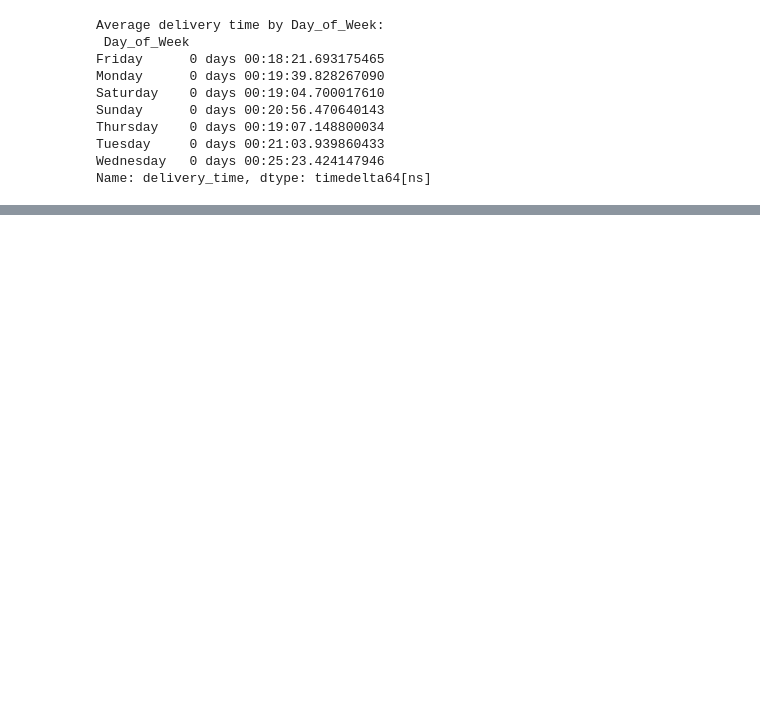
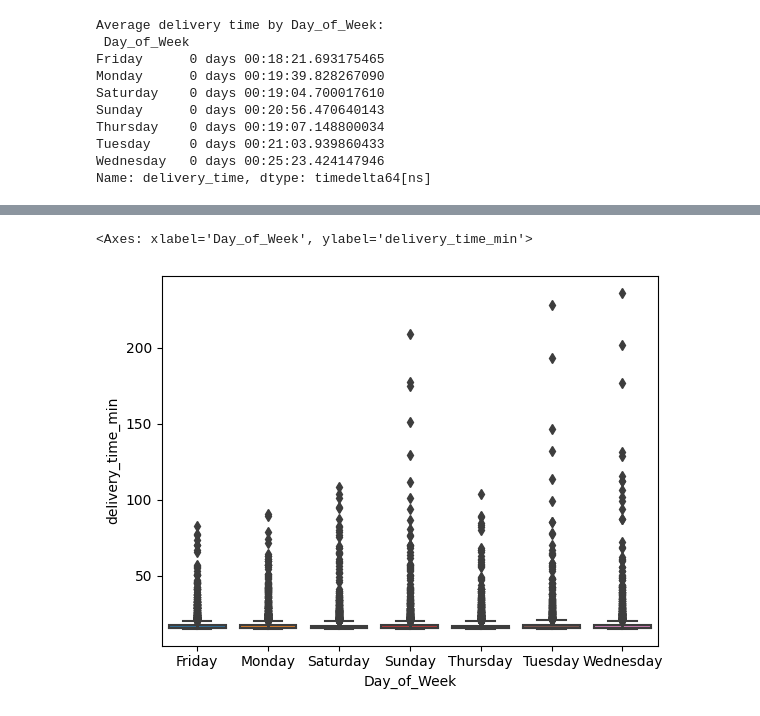
Before and after one commit to AditiRokade/Innomatics_Internship_Tasks, a Jupyter notebook: Task_12/Dominos.ipynb, the cells around one changed output, grey strips where cells are left out. Drawn from its saved outputs; the diff is of its cells as text; code cells hidden in the pictures; blank space fills up the shorter version.

```diff
--- a/Task_12/Dominos.ipynb
+++ b/Task_12/Dominos.ipynb
@@ -293,0 +301,23 @@ KeyError: "['Day of Week'] not in index"
+# %%
+# Group the data by day of the week
+grouped_data = df.groupby('Day_of_Week')
+# %%
+# Define a function to identify and remove outliers for each group
+def remove_outliers(group):
+    # Calculate the z-scores for each point in the group
+    z_scores = zscore(group['delivery_time_min'])
+    # Identify the indices of points that are more than 3 standard deviations from the mean
+    abs_z_scores = np.abs(z_scores)
+    outliers = abs_z_scores > 3
+    # Remove the outliers from the group
+    filtered_data = group[~outliers]
+    return filtered_data
+# %%
+# Apply the remove_outliers function to each group
+filtered_data = grouped_data.apply(remove_outliers)
+# %%
+# Visualize the filtered data using a boxplot
+sns.boxplot(x='Day_of_Week', y='delivery_time_min', data=filtered_data)
+# %% [output]
+<Axes: xlabel='Day_of_Week', ylabel='delivery_time_min'>
+[figure, added]
```
Also changed, not shown: parts of 31 cells of this notebook.
